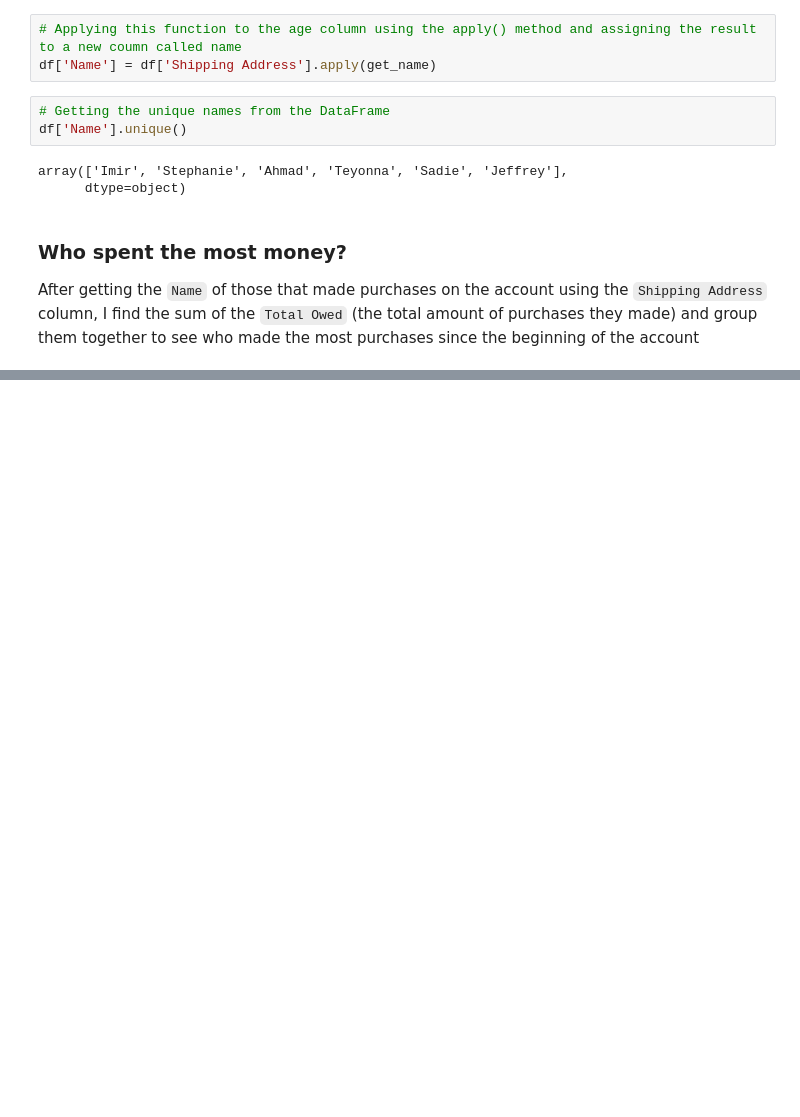
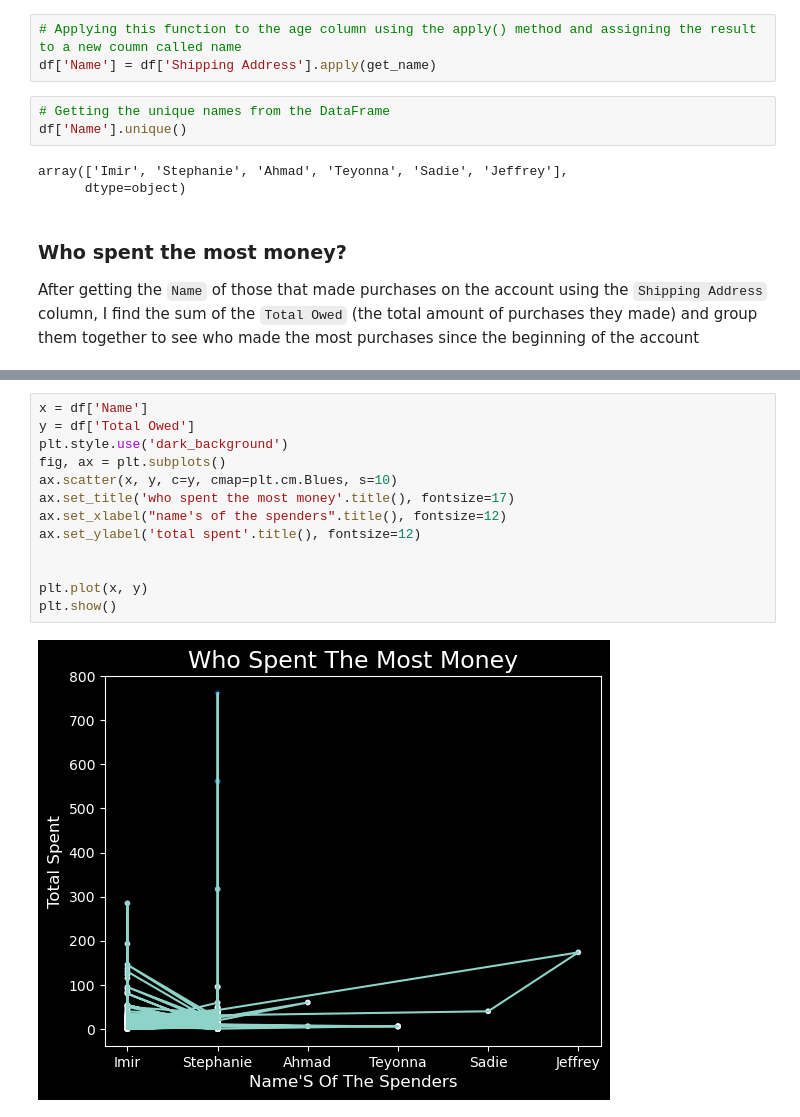
Before and after one commit to imirransom7/Amazon-Order-History, a Jupyter notebook: imir_amazon_order_history/orders.ipynb, the cells around one changed output, grey strips where cells are left out. Cells and saved outputs as stored; diff of their text form; blank space fills up the shorter version.

Commit message:
started to plot the new found data

```diff
--- a/imir_amazon_order_history/orders.ipynb
+++ b/imir_amazon_order_history/orders.ipynb
@@ -143,3 +144,18 @@ df.groupby(['Name'])['Total Owed'].sum().reset_index()
 | 3 | Sadie | 39.98 |
 | 4 | Stephanie | 7935.95 |
 | 5 | Teyonna | 23.05 |
+# %%
+x = df['Name']
+y = df['Total Owed']
+plt.style.use('dark_background')
+fig, ax = plt.subplots()
+ax.scatter(x, y, c=y, cmap=plt.cm.Blues, s=10)
+ax.set_title('who spent the most money'.title(), fontsize=17)
+ax.set_xlabel("name's of the spenders".title(), fontsize=12)
+ax.set_ylabel('total spent'.title(), fontsize=12)
+
+
+plt.plot(x, y)
+plt.show()
+# %% [output]
+[figure, added]
```
Also changed, not shown: parts of 1 cell of this notebook.
